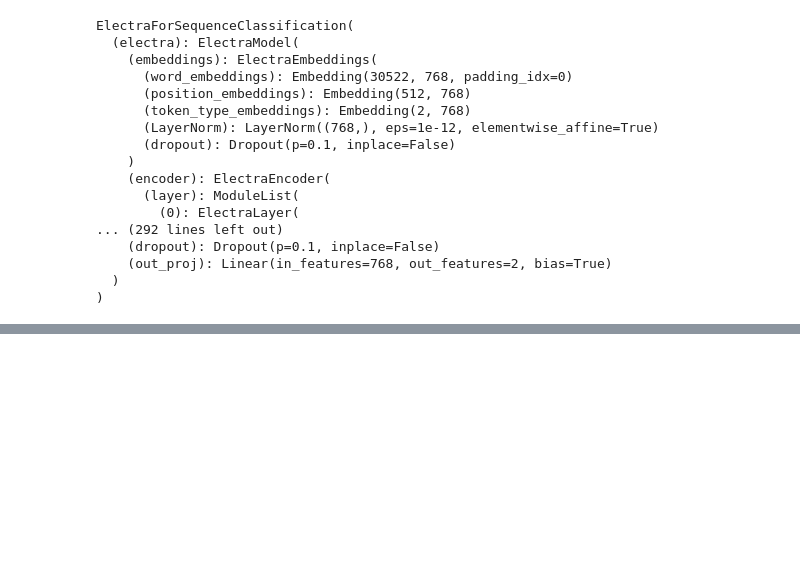
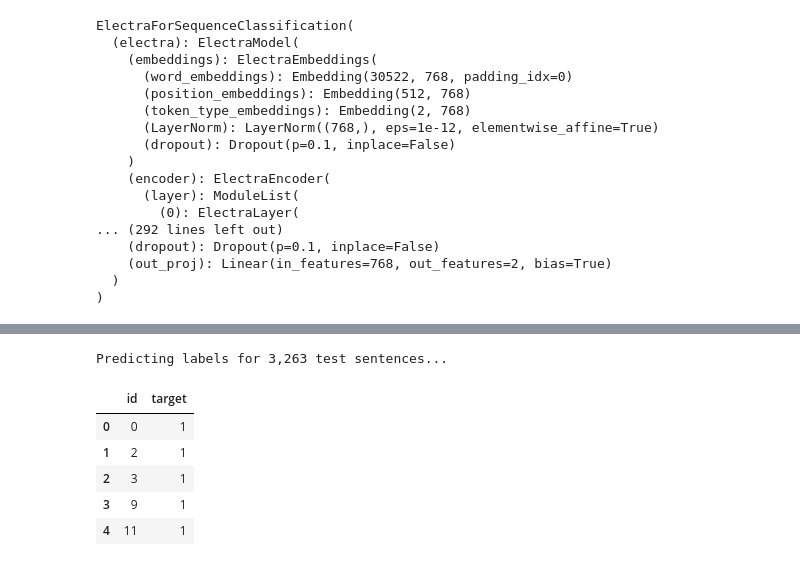
Before and after one commit to Nard248/Natural_language_processing_Tweeter, a Jupyter notebook: language.ipynb, the cells around one changed output, grey strips where cells are left out. Drawn from its saved outputs; the diff is of its cells as text; code cells hidden in the pictures; blank space fills up the shorter version.

```diff
--- a/language.ipynb
+++ b/language.ipynb
@@ -146,0 +446,49 @@ ElectraForSequenceClassification(
+# %%
+print('Predicting labels for {:,} test sentences...'.format(len(prediction_inputs1)))
+
+# Put model in evaluation mode
+model.eval()
+
+# Tracking variables
+predictions = []
+
+# Predict
+for batch in prediction_dataloader1:
+  # Add batch to GPU
+  batch = tuple(t.to(device) for t in batch)
+
+  # Unpack the inputs from our dataloader
+  b_input_ids1, b_input_mask1 = batch
+
+  # Telling the model not to compute or store gradients, saving memory and
+  # speeding up prediction
+  with torch.no_grad():
+      # Forward pass, calculate logit predictions
+      outputs1 = model(b_input_ids1, token_type_ids=None,
+                      attention_mask=b_input_mask1)
+
+  logits1 = outputs1[0]
+
+  # Move logits and labels to CPU
+  logits1 = logits1.detach().cpu().numpy()
+
+
+  # Store predictions and true labels
+  predictions.append(logits1)
+
+flat_predictions = [item for sublist in predictions for item in sublist]
+flat_predictions = np.argmax(flat_predictions, axis=1).flatten()
+# %% [output]
+Predicting labels for 3,263 test sentences...
+# %%
+sample_sub=pd.read_csv('sample_submission.csv')
+submit=pd.DataFrame({'id':sample_sub['id'].values.tolist(),'target':flat_predictions})
+# %%
+submit.head()
+# %% [output]
+|  | id | target |
+| 0 | 0 | 1 |
+| 1 | 2 | 1 |
+| 2 | 3 | 1 |
+| 3 | 9 | 1 |
+| 4 | 11 | 1 |
```
Also changed, not shown: parts of 18 cells of this notebook, 3 other files.
